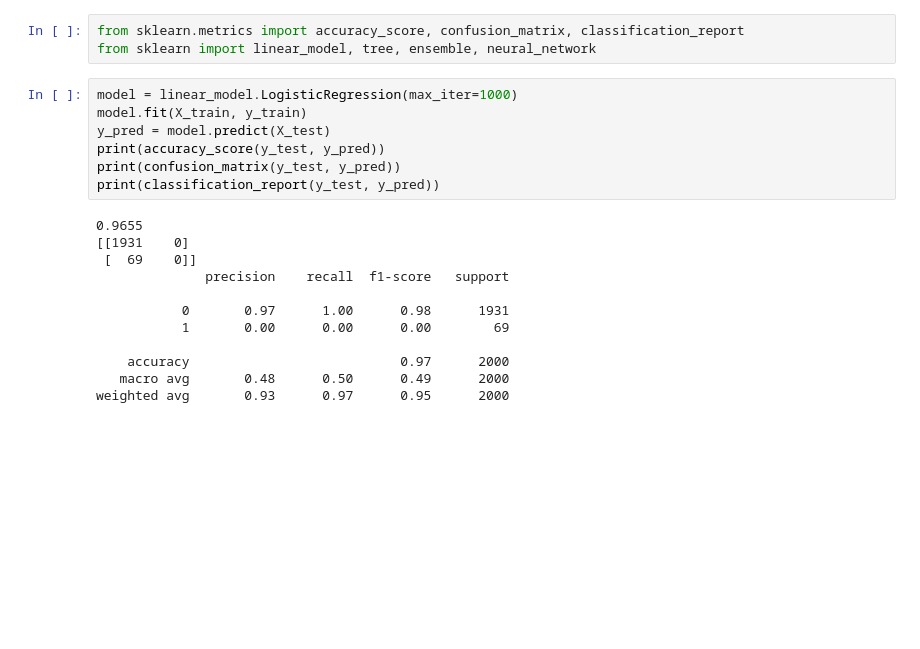
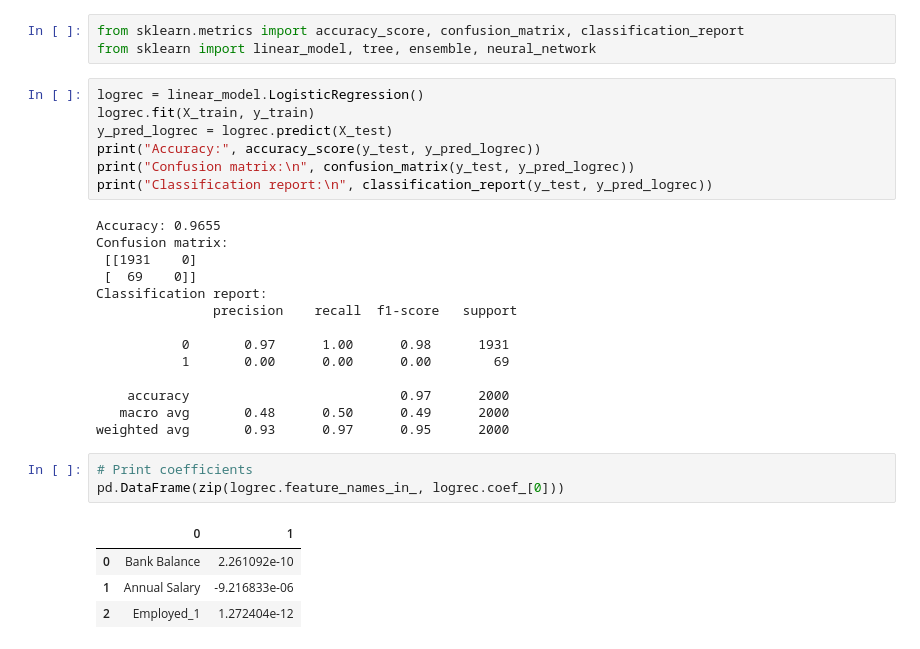
Before and after one commit to zhihaohong52/bc3415, a Jupyter notebook: loan_default.ipynb, the cells around one changed output. Cells and saved outputs as stored; diff of their text form; blank space fills up the shorter version.

```diff
--- a/loan_default.ipynb
+++ b/loan_default.ipynb
@@ -138,17 +139,19 @@ X_test['Bank Balance'] = stats.zscore(X_test['Bank Balance'])
 from sklearn.metrics import accuracy_score, confusion_matrix, classification_report
 from sklearn import linear_model, tree, ensemble, neural_network
 # %%
-model = linear_model.LogisticRegression(max_iter=1000)
-model.fit(X_train, y_train)
-y_pred = model.predict(X_test)
-print(accuracy_score(y_test, y_pred))
-print(confusion_matrix(y_test, y_pred))
-print(classification_report(y_test, y_pred))
+logrec = linear_model.LogisticRegression()
+logrec.fit(X_train, y_train)
+y_pred_logrec = logrec.predict(X_test)
+print("Accuracy:", accuracy_score(y_test, y_pred_logrec))
+print("Confusion matrix:\n", confusion_matrix(y_test, y_pred_logrec))
+print("Classification report:\n", classification_report(y_test, y_pred_logrec))
 # %% [output]
-0.9655
-[[1931    0]
+Accuracy: 0.9655
+Confusion matrix:
+ [[1931    0]
  [  69    0]]
-              precision    recall  f1-score   support
+Classification report:
+               precision    recall  f1-score   support
 
            0       0.97      1.00      0.98      1931
            1       0.00      0.00      0.00        69
@@ -156,4 +159,12 @@ print(classification_report(y_test, y_pred))
     accuracy                           0.97      2000
    macro avg       0.48      0.50      0.49      2000
 weighted avg       0.93      0.97      0.95      2000
+# %%
+# Print coefficients
+pd.DataFrame(zip(logrec.feature_names_in_, logrec.coef_[0]))
+# %% [output]
+|  | 0 | 1 |
+| 0 | Bank Balance | 2.261092e-10 |
+| 1 | Annual Salary | -9.216833e-06 |
+| 2 | Employed_1 | 1.272404e-12 |
 # %%
```
Also changed, not shown: parts of 15 cells of this notebook.
